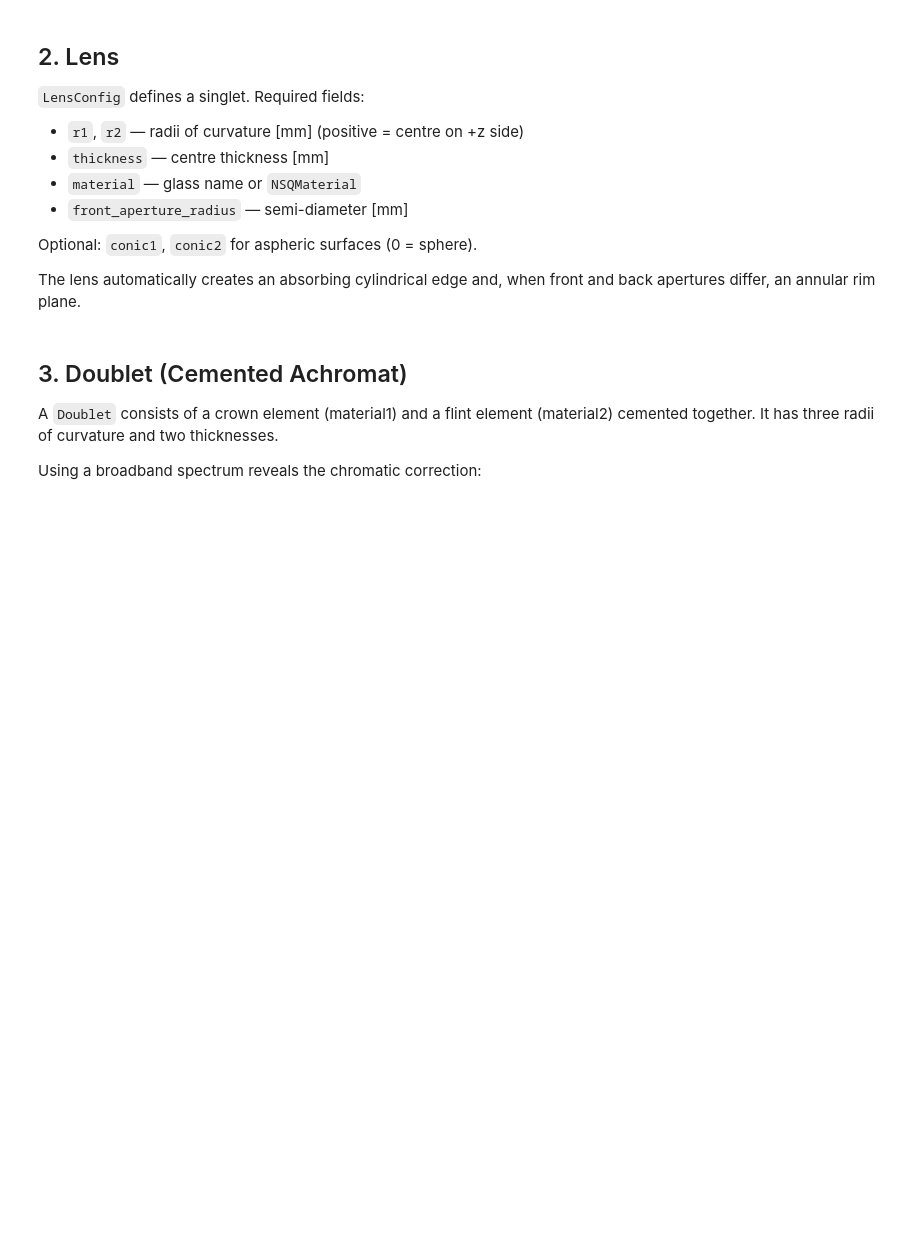
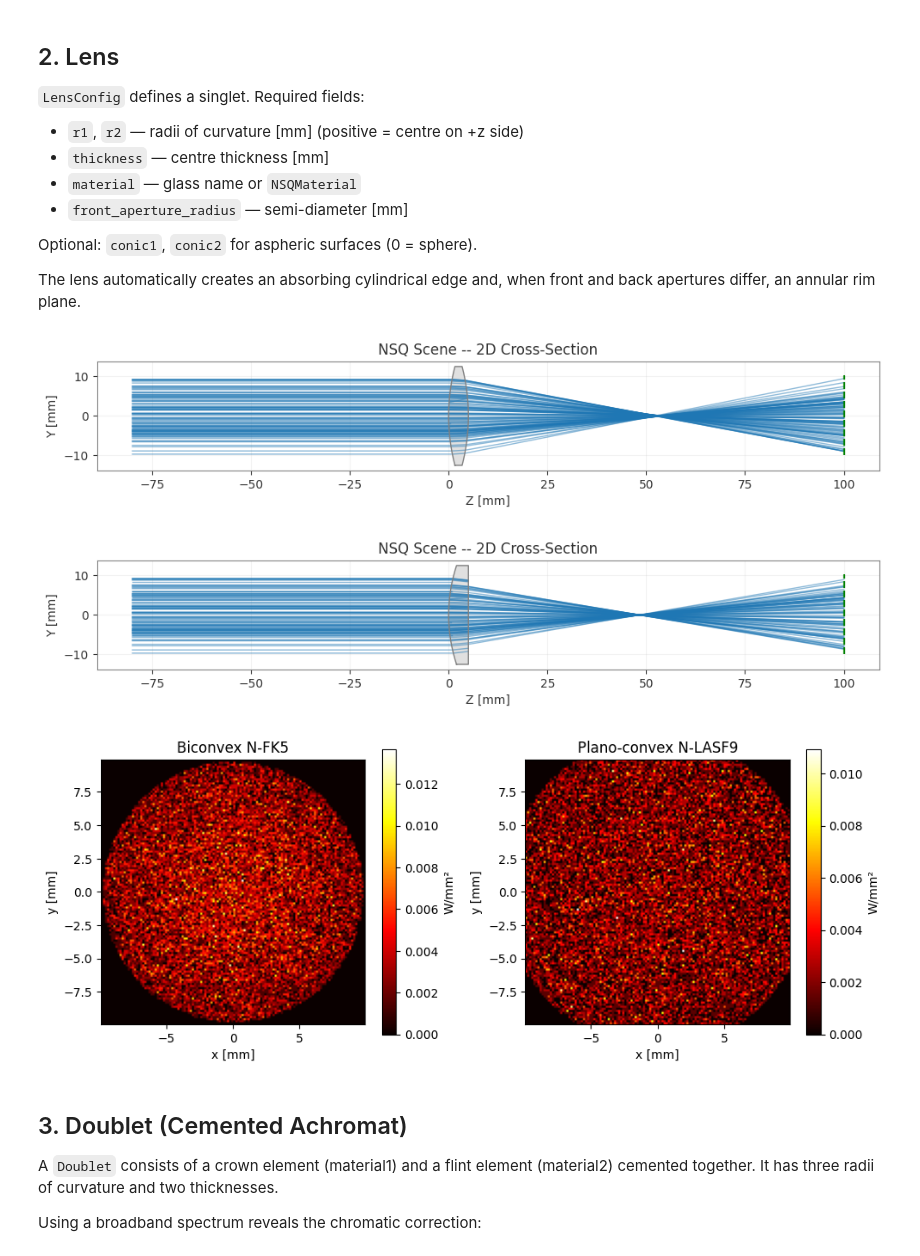
Before and after one commit to optiland/optiland, a Jupyter notebook: docs/gallery/nonsequential/03_optical_components.ipynb, the cells around one changed output. Saved outputs shown, nothing was run; the diff lists cells and outputs as text; code cells hidden in the pictures; blank space fills up the shorter version.

```diff
--- a/docs/gallery/nonsequential/03_optical_components.ipynb
+++ b/docs/gallery/nonsequential/03_optical_components.ipynb
@@ -71,39 +69,43 @@ def trace_through_lens(lens_config, source_z=-80, detector_z=100, n_rays=30_000)
     scene = NSQScene()
     scene.add_source(
         'S', CoordinateSystem(z=source_z),
         CollimatedSourceConfig(spectrum=spec, total_flux=1.0, aperture_radius=10.0),
     )
     scene.add_lens('L', CoordinateSystem(z=0), lens_config)
     scene.add_detector(
         'D', CoordinateSystem(z=detector_z),
         IrradianceDetectorConfig(width=20, height=20, num_pixels_x=128, num_pixels_y=128),
     )
     result = scene.trace(num_rays=n_rays, seed=42)
+    scene.view()
     return result.detectors['D']
 
-# Biconvex N-BK7 lens
-biconvex = LensConfig(r1=50, r2=-50, thickness=5, material='N-BK7',
+# Biconvex N-FK5 lens
+biconvex = LensConfig(r1=50, r2=-50, thickness=5, material='N-FK5',
                       front_aperture_radius=12.5)
 
-# Plano-convex N-SF11 lens (r2 = very large radius ≈ flat)
-planoconvex = LensConfig(r1=40, r2=1e9, thickness=5, material='N-SF11',
+# Plano-convex N-LASF9 lens
+planoconvex = LensConfig(r1=40, r2=np.inf, thickness=5, material='N-LASF9',
                          front_aperture_radius=12.5)
 
 irr_biconvex   = trace_through_lens(biconvex)
 irr_planoconvex = trace_through_lens(planoconvex)
 
 fig, axes = plt.subplots(1, 2, figsize=(10, 4))
 for ax, irr, title in zip(axes, [irr_biconvex, irr_planoconvex],
-                          ['Biconvex N-BK7', 'Plano-convex N-SF11']):
+                          ['Biconvex N-FK5', 'Plano-convex N-LASF9']):
     im = ax.imshow(irr.irradiance, origin='lower', cmap='hot', aspect='equal',
                    extent=[irr.x_coords[0], irr.x_coords[-1],
                             irr.y_coords[0], irr.y_coords[-1]])
     plt.colorbar(im, ax=ax, label='W/mm²')
     ax.set_title(title)
     ax.set_xlabel('x [mm]'); ax.set_ylabel('y [mm]')
 plt.tight_layout()
 plt.show()
-plt.close(fig)
+# %% [output]
+[figure, added]
+[figure, added]
+[figure, added]
 # %% [markdown]
 ## 3. Doublet (Cemented Achromat)
 
```
Also changed, not shown: parts of 5 cells of this notebook, 2 other files.
